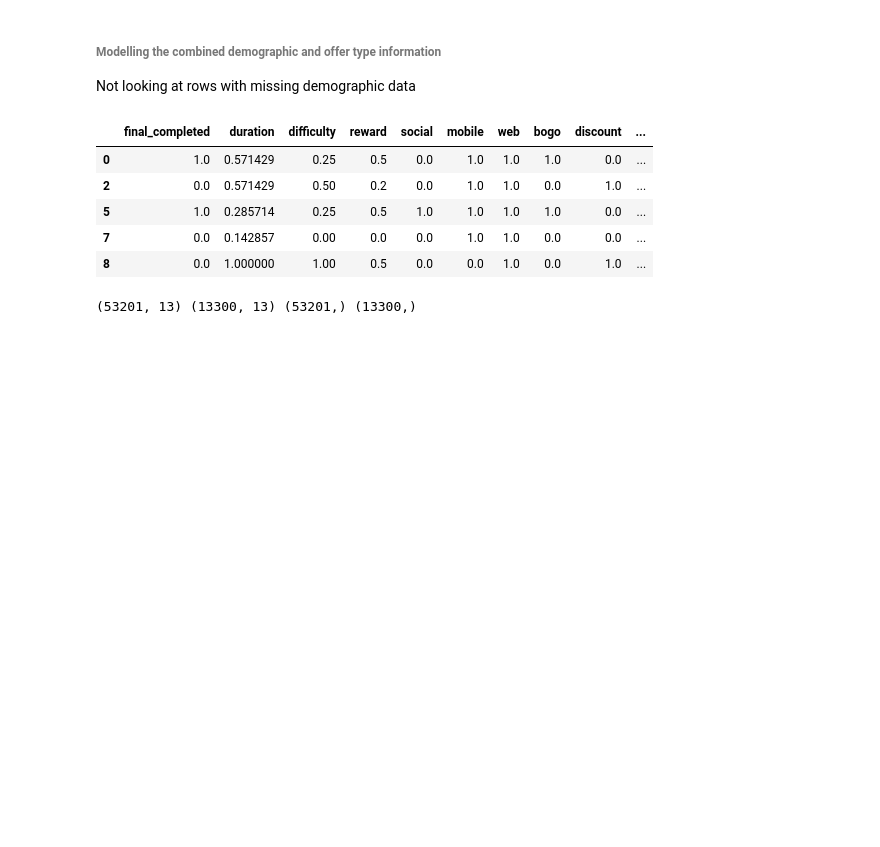
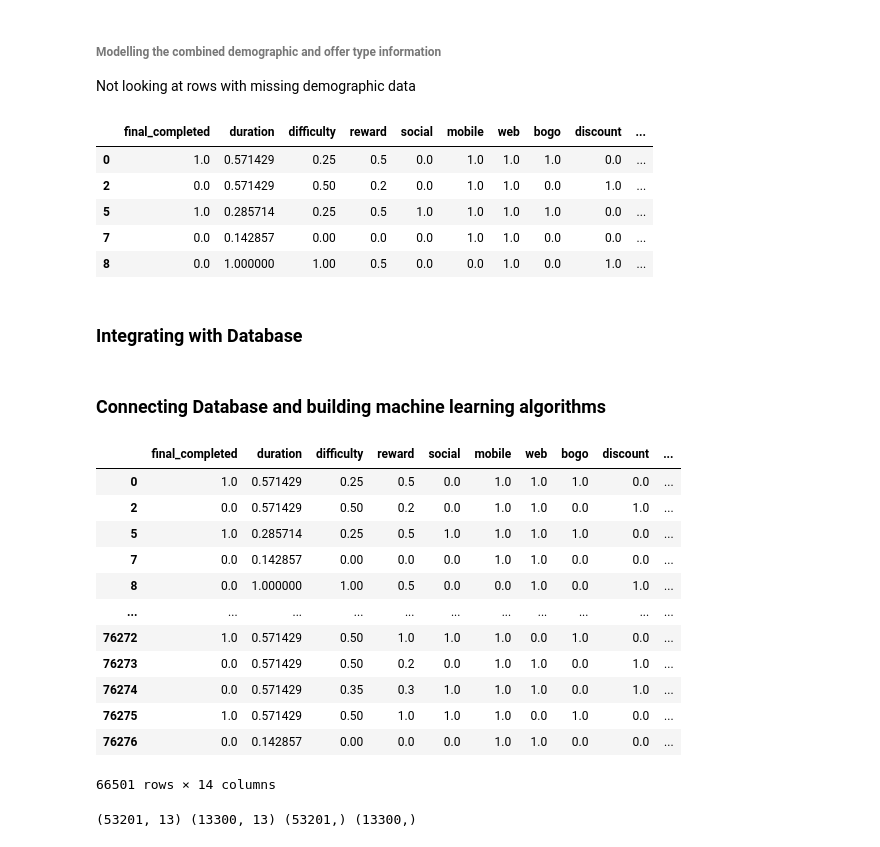
Before and after one commit to YadavThapa/Data-Science-Final-Project, a Jupyter notebook: Starbucks Challenge.ipynb, the cells around one changed output. Cells and saved outputs as stored; diff of their text form; code cells hidden in the pictures; blank space fills up the shorter version.

```diff
--- a/Starbucks Challenge.ipynb
+++ b/Starbucks Challenge.ipynb
@@ -907,3 +906,5 @@ data_to_model.head()
 | 5 | 1.0 | 0.285714 | 0.25 | 0.5 | 1.0 | 1.0 | 1.0 | 1.0 | 0.0 | ... |
 | 7 | 0.0 | 0.142857 | 0.00 | 0.0 | 0.0 | 1.0 | 1.0 | 0.0 | 0.0 | ... |
 | 8 | 0.0 | 1.000000 | 1.00 | 0.5 | 0.0 | 0.0 | 1.0 | 0.0 | 1.0 | ... |
+# %% [markdown]
+### Integrating with Database
@@ -910,3 +926,21 @@ data_to_model.head()
+# %% [markdown]
+### Connecting Database and building machine learning algorithms
+# %%
+data_to_model
+# %% [output]
+|  | final_completed | duration | difficulty | reward | social | mobile | web | bogo | discount | ... |
+| 0 | 1.0 | 0.571429 | 0.25 | 0.5 | 0.0 | 1.0 | 1.0 | 1.0 | 0.0 | ... |
+| 2 | 0.0 | 0.571429 | 0.50 | 0.2 | 0.0 | 1.0 | 1.0 | 0.0 | 1.0 | ... |
+| 5 | 1.0 | 0.285714 | 0.25 | 0.5 | 1.0 | 1.0 | 1.0 | 1.0 | 0.0 | ... |
+| 7 | 0.0 | 0.142857 | 0.00 | 0.0 | 0.0 | 1.0 | 1.0 | 0.0 | 0.0 | ... |
+| 8 | 0.0 | 1.000000 | 1.00 | 0.5 | 0.0 | 0.0 | 1.0 | 0.0 | 1.0 | ... |
+| ... | ... | ... | ... | ... | ... | ... | ... | ... | ... | ... |
+| 76272 | 1.0 | 0.571429 | 0.50 | 1.0 | 1.0 | 1.0 | 0.0 | 1.0 | 0.0 | ... |
+| 76273 | 0.0 | 0.571429 | 0.50 | 0.2 | 0.0 | 1.0 | 1.0 | 0.0 | 1.0 | ... |
+| 76274 | 0.0 | 0.571429 | 0.35 | 0.3 | 1.0 | 1.0 | 1.0 | 0.0 | 1.0 | ... |
+| 76275 | 1.0 | 0.571429 | 0.50 | 1.0 | 1.0 | 1.0 | 0.0 | 1.0 | 0.0 | ... |
+| 76276 | 0.0 | 0.142857 | 0.00 | 0.0 | 0.0 | 1.0 | 1.0 | 0.0 | 0.0 | ... |
+66501 rows × 14 columns
 # %%
 #splitting the data into train and testing datasets
 def split_test_train(df,test_size):
```
Also changed, not shown: parts of 26 cells of this notebook.
